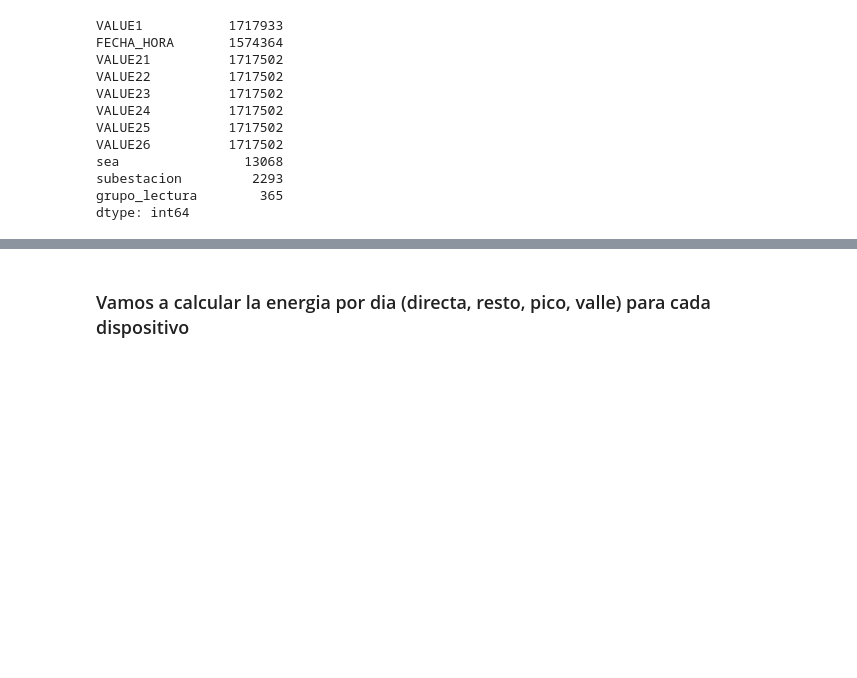
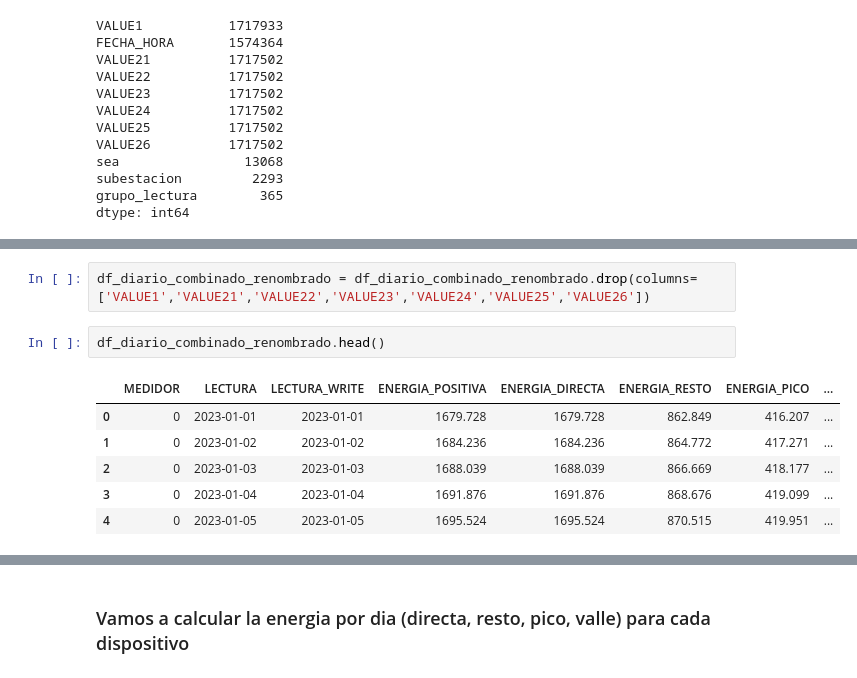
Before and after one commit to josezerda/DiploDatos2024_Mentoria, a Jupyter notebook: Notebook_Mentoria_TP_1.ipynb, the cells around one changed output, grey strips where cells are left out. Cells and saved outputs as stored; diff of their text form; blank space fills up the shorter version.

```diff
--- a/Notebook_Mentoria_TP_1.ipynb
+++ b/Notebook_Mentoria_TP_1.ipynb
@@ -595,0 +606,11 @@ dtype: int64
+# %%
+df_diario_combinado_renombrado = df_diario_combinado_renombrado.drop(columns=['VALUE1','VALUE21','VALUE22','VALUE23','VALUE24','VALUE25','VALUE26'])
+# %%
+df_diario_combinado_renombrado.head()
+# %% [output]
+|  | MEDIDOR | LECTURA | LECTURA_WRITE | ENERGIA_POSITIVA | ENERGIA_DIRECTA | ENERGIA_RESTO | ENERGIA_PICO | ... |
+| 0 | 0 | 2023-01-01 | 2023-01-01 | 1679.728 | 1679.728 | 862.849 | 416.207 | ... |
+| 1 | 0 | 2023-01-02 | 2023-01-02 | 1684.236 | 1684.236 | 864.772 | 417.271 | ... |
+| 2 | 0 | 2023-01-03 | 2023-01-03 | 1688.039 | 1688.039 | 866.669 | 418.177 | ... |
+| 3 | 0 | 2023-01-04 | 2023-01-04 | 1691.876 | 1691.876 | 868.676 | 419.099 | ... |
+| 4 | 0 | 2023-01-05 | 2023-01-05 | 1695.524 | 1695.524 | 870.515 | 419.951 | ... |
```
Also changed, not shown: parts of 6 cells of this notebook.
